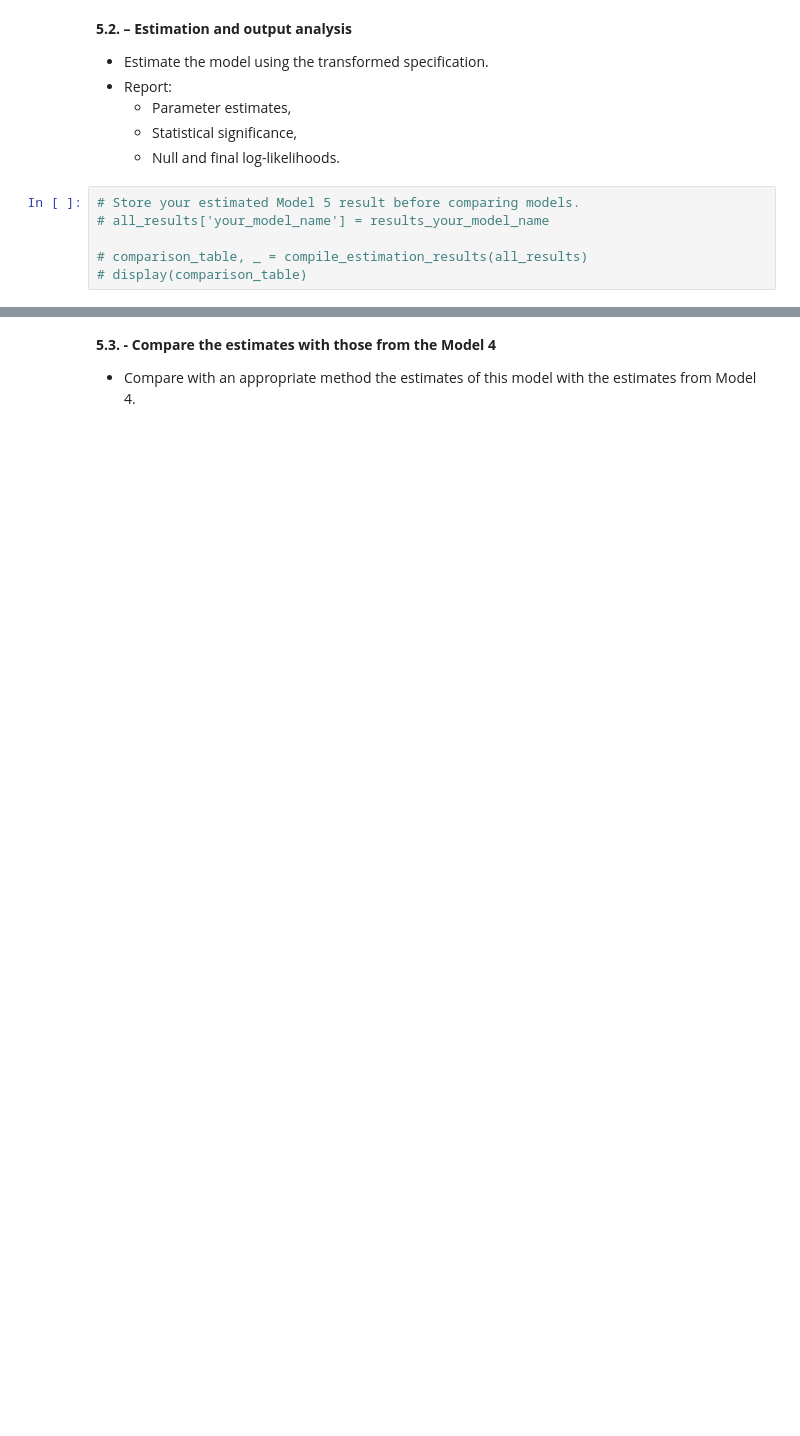
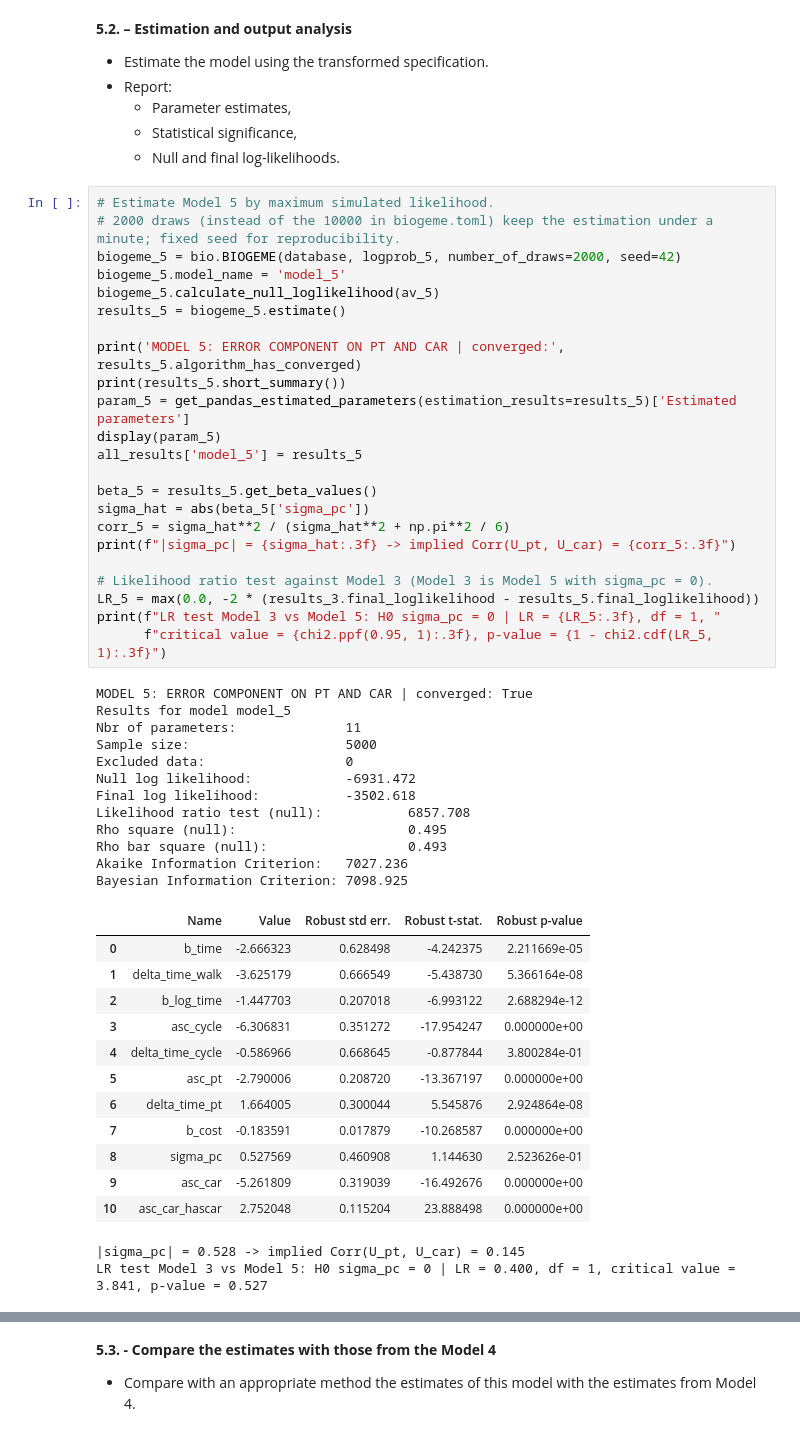
Before and after one commit to doran2728/Math463Group25, a Jupyter notebook: assignment.ipynb, the cells around one changed output, grey strips where cells are left out. Drawn from its saved outputs; the diff is of its cells as text; blank space fills up the shorter version.

```diff
--- a/assignment.ipynb
+++ b/assignment.ipynb
@@ -1454,9 +1519,53 @@ Using the best model from Model 3 as a starting point, propose a **mixture model
   - Parameter estimates,
   - Statistical significance,
   - Null and final log-likelihoods.
-# %%
-# Store your estimated Model 5 result before comparing models.
-# all_results['your_model_name'] = results_your_model_name
-
-# comparison_table, _ = compile_estimation_results(all_results)
-# display(comparison_table)
+# %%
+# Estimate Model 5 by maximum simulated likelihood.
+# 2000 draws (instead of the 10000 in biogeme.toml) keep the estimation under a minute; fixed seed for reproducibility.
+biogeme_5 = bio.BIOGEME(database, logprob_5, number_of_draws=2000, seed=42)
+biogeme_5.model_name = 'model_5'
+biogeme_5.calculate_null_loglikelihood(av_5)
+results_5 = biogeme_5.estimate()
+
+print('MODEL 5: ERROR COMPONENT ON PT AND CAR | converged:', results_5.algorithm_has_converged)
+print(results_5.short_summary())
+param_5 = get_pandas_estimated_parameters(estimation_results=results_5)['Estimated parameters']
+display(param_5)
+all_results['model_5'] = results_5
+
+beta_5 = results_5.get_beta_values()
+sigma_hat = abs(beta_5['sigma_pc'])
+corr_5 = sigma_hat**2 / (sigma_hat**2 + np.pi**2 / 6)
+print(f"|sigma_pc| = {sigma_hat:.3f} -> implied Corr(U_pt, U_car) = {corr_5:.3f}")
+
+# Likelihood ratio test against Model 3 (Model 3 is Model 5 with sigma_pc = 0).
+LR_5 = max(0.0, -2 * (results_3.final_loglikelihood - results_5.final_loglikelihood))
+print(f"LR test Model 3 vs Model 5: H0 sigma_pc = 0 | LR = {LR_5:.3f}, df = 1, "
+      f"critical value = {chi2.ppf(0.95, 1):.3f}, p-value = {1 - chi2.cdf(LR_5, 1):.3f}")
+# %% [output]
+MODEL 5: ERROR COMPONENT ON PT AND CAR | converged: True
+Results for model model_5
+Nbr of parameters:              11
+Sample size:                    5000
+Excluded data:                  0
+Null log likelihood:            -6931.472
+Final log likelihood:           -3502.618
+Likelihood ratio test (null):           6857.708
+Rho square (null):                      0.495
+Rho bar square (null):                  0.493
+Akaike Information Criterion:   7027.236
+Bayesian Information Criterion: 7098.925
+|  | Name | Value | Robust std err. | Robust t-stat. | Robust p-value |
+| 0 | b_time | -2.666323 | 0.628498 | -4.242375 | 2.211669e-05 |
+| 1 | delta_time_walk | -3.625179 | 0.666549 | -5.438730 | 5.366164e-08 |
+| 2 | b_log_time | -1.447703 | 0.207018 | -6.993122 | 2.688294e-12 |
+| 3 | asc_cycle | -6.306831 | 0.351272 | -17.954247 | 0.000000e+00 |
+| 4 | delta_time_cycle | -0.586966 | 0.668645 | -0.877844 | 3.800284e-01 |
+| 5 | asc_pt | -2.790006 | 0.208720 | -13.367197 | 0.000000e+00 |
+| 6 | delta_time_pt | 1.664005 | 0.300044 | 5.545876 | 2.924864e-08 |
+| 7 | b_cost | -0.183591 | 0.017879 | -10.268587 | 0.000000e+00 |
+| 8 | sigma_pc | 0.527569 | 0.460908 | 1.144630 | 2.523626e-01 |
+| 9 | asc_car | -5.261809 | 0.319039 | -16.492676 | 0.000000e+00 |
+| 10 | asc_car_hascar | 2.752048 | 0.115204 | 23.888498 | 0.000000e+00 |
+|sigma_pc| = 0.528 -> implied Corr(U_pt, U_car) = 0.145
+LR test Model 3 vs Model 5: H0 sigma_pc = 0 | LR = 0.400, df = 1, critical value = 3.841, p-value = 0.527
```
Also changed, not shown: parts of 9 cells of this notebook.
